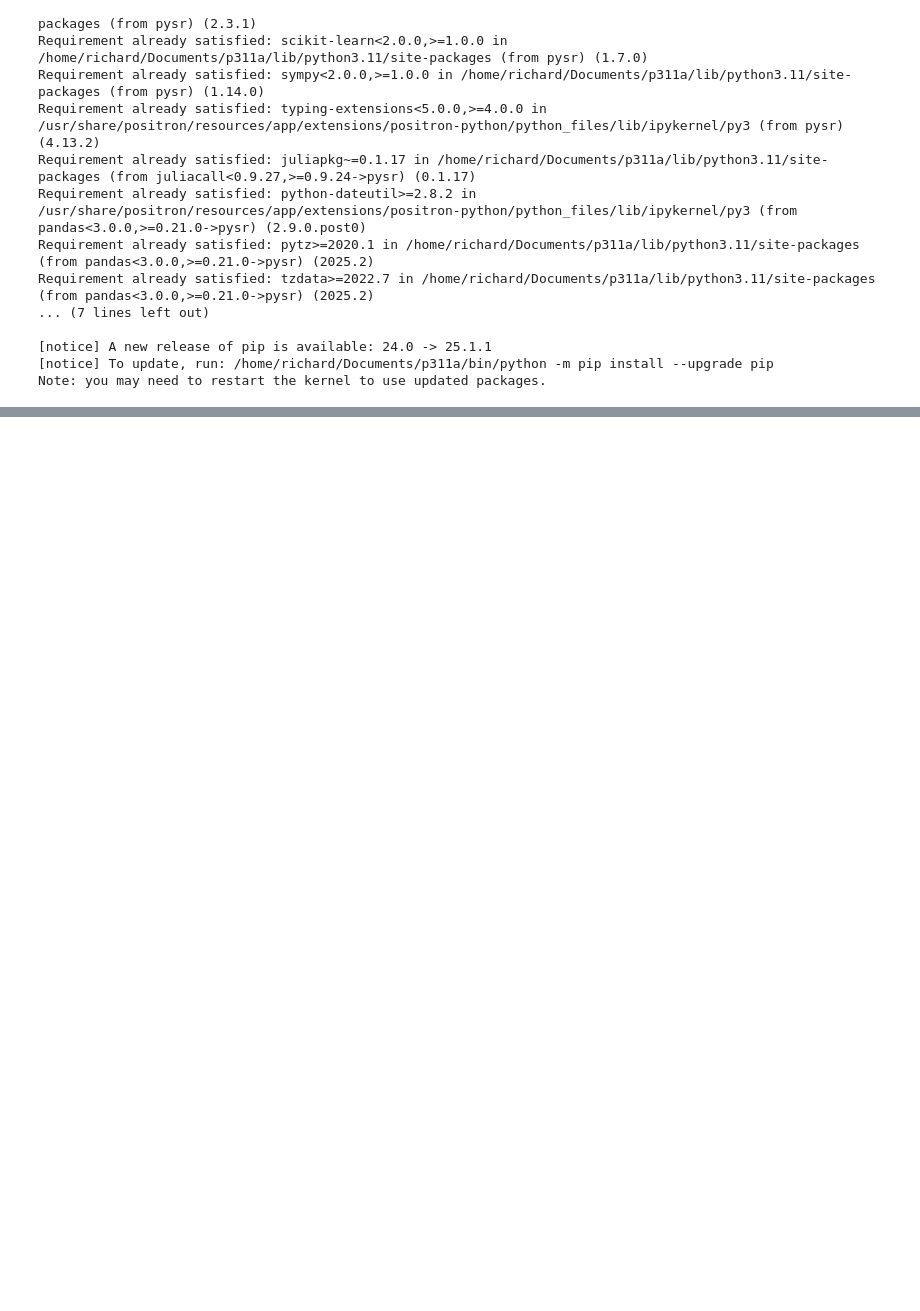
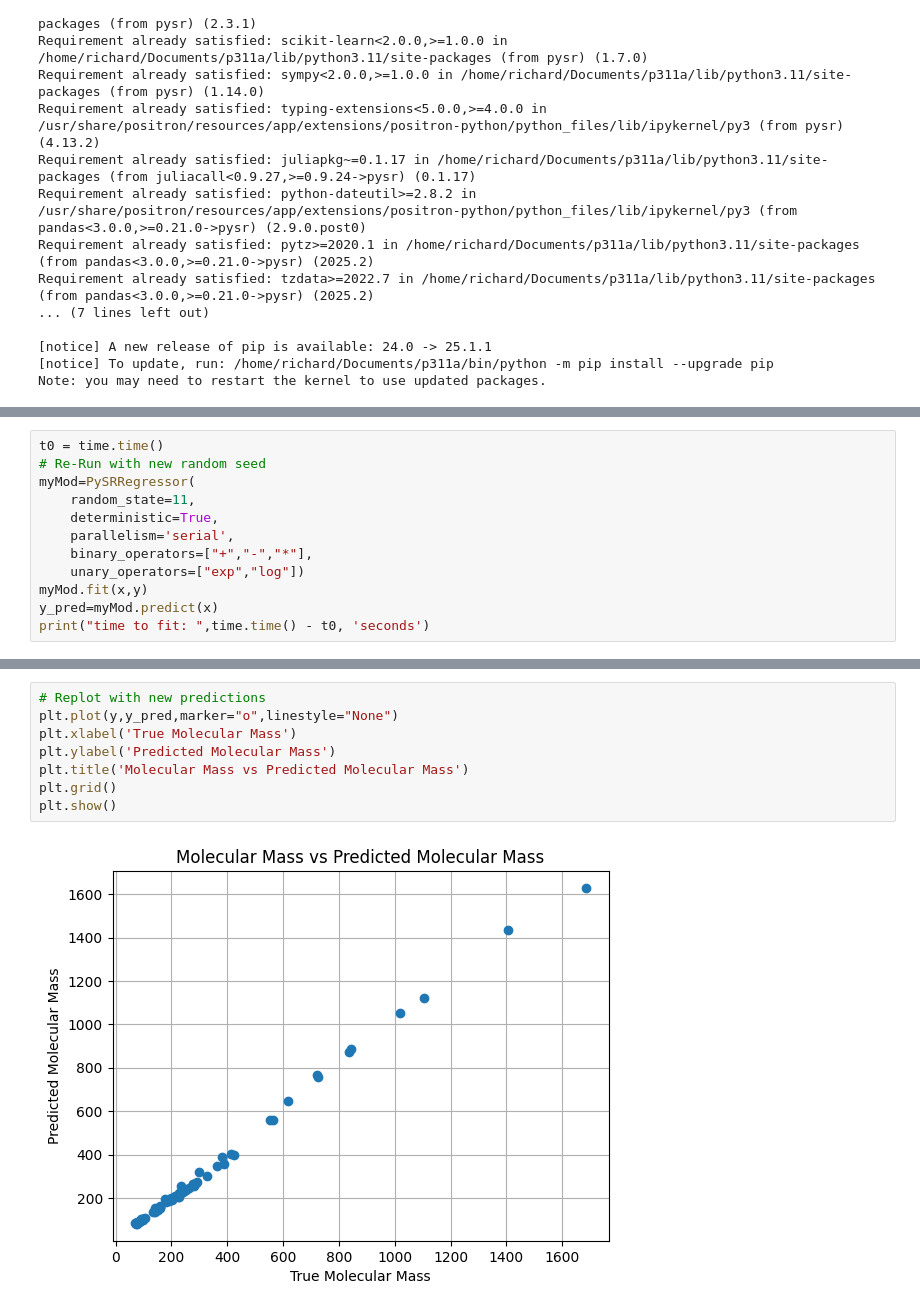
Before and after one commit to breranansi/IDC6940_RSH26, a Jupyter notebook: around3.ipynb, the cells around one changed output, grey strips where cells are left out. Drawn from its saved outputs; the diff is of its cells as text; blank space fills up the shorter version.

```diff
--- a/around3.ipynb
+++ b/around3.ipynb
@@ -125 +125,13 @@ PySRRegressor.equations_ = [
 ]
+# %%
+t0 = time.time()
+# Re-Run with new random seed
+myMod=PySRRegressor(
+    random_state=11,
+    deterministic=True,
+    parallelism='serial',
+    binary_operators=["+","-","*"],
+    unary_operators=["exp","log"])
+myMod.fit(x,y)
+y_pred=myMod.predict(x)
+print("time to fit: ",time.time() - t0, 'seconds')
@@ -125,0 +176,10 @@ PySRRegressor.equations_ = [
+# %%
+# Replot with new predictions
+plt.plot(y,y_pred,marker="o",linestyle="None")
+plt.xlabel('True Molecular Mass')
+plt.ylabel('Predicted Molecular Mass')
+plt.title('Molecular Mass vs Predicted Molecular Mass')
+plt.grid()
+plt.show()
+# %% [output]
+[figure, added]
```
Also changed, not shown: parts of 12 cells of this notebook, 24 other files.
